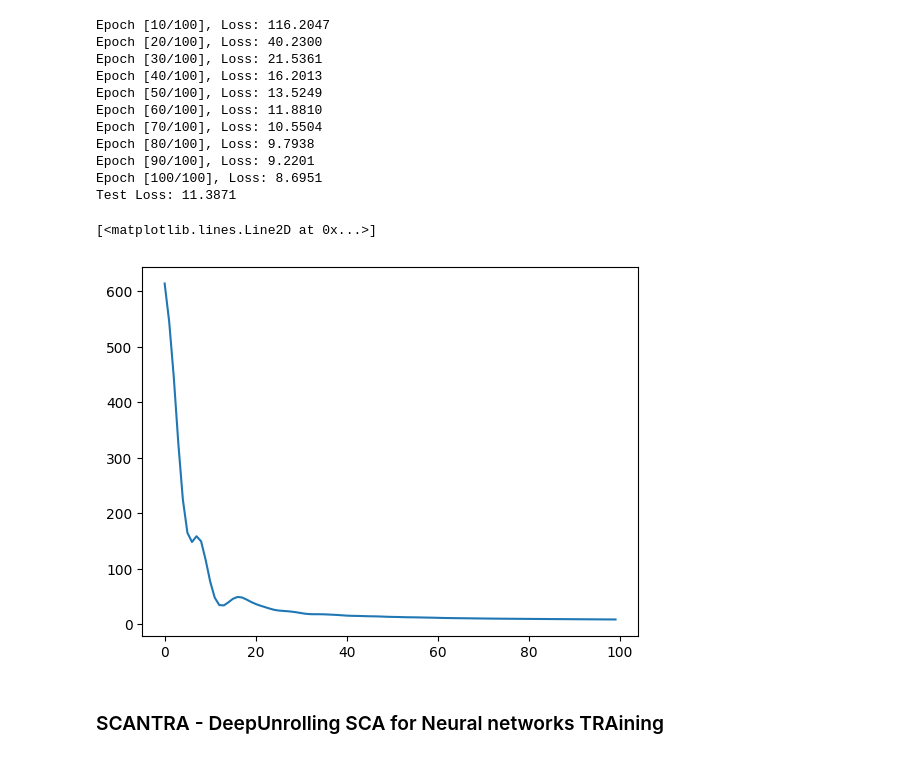
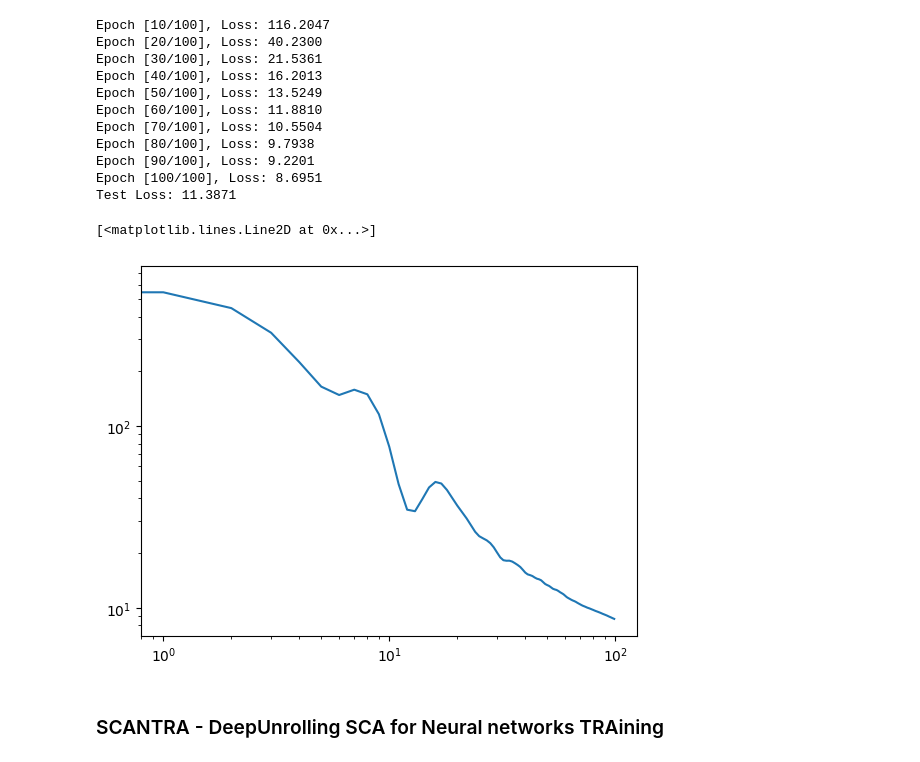
Before and after one commit to LeoDiNino97/NonconvexSparseLearningUnrolledSCA, a Jupyter notebook: NN_primer.ipynb, the cells around one changed output. Cells and saved outputs as stored; diff of their text form; code cells hidden in the pictures.

```diff
--- a/NN_primer.ipynb
+++ b/NN_primer.ipynb
@@ -115,10 +115,10 @@ Epoch [90/100], Loss: 9.2201
 Epoch [100/100], Loss: 8.6951
 Test Loss: 11.3871
 # %%
-plt.plot(train_losses)
+plt.loglog(train_losses)
 # %% [output]
 [<matplotlib.lines.Line2D at 0x...>]
-[figure, old version]
+[figure, new version]
 # %% [markdown]
 ### SCANTRA - DeepUnrolling SCA for Neural networks TRAining
 # %% [markdown]
```
Also changed, not shown: parts of 5 cells of this notebook.
